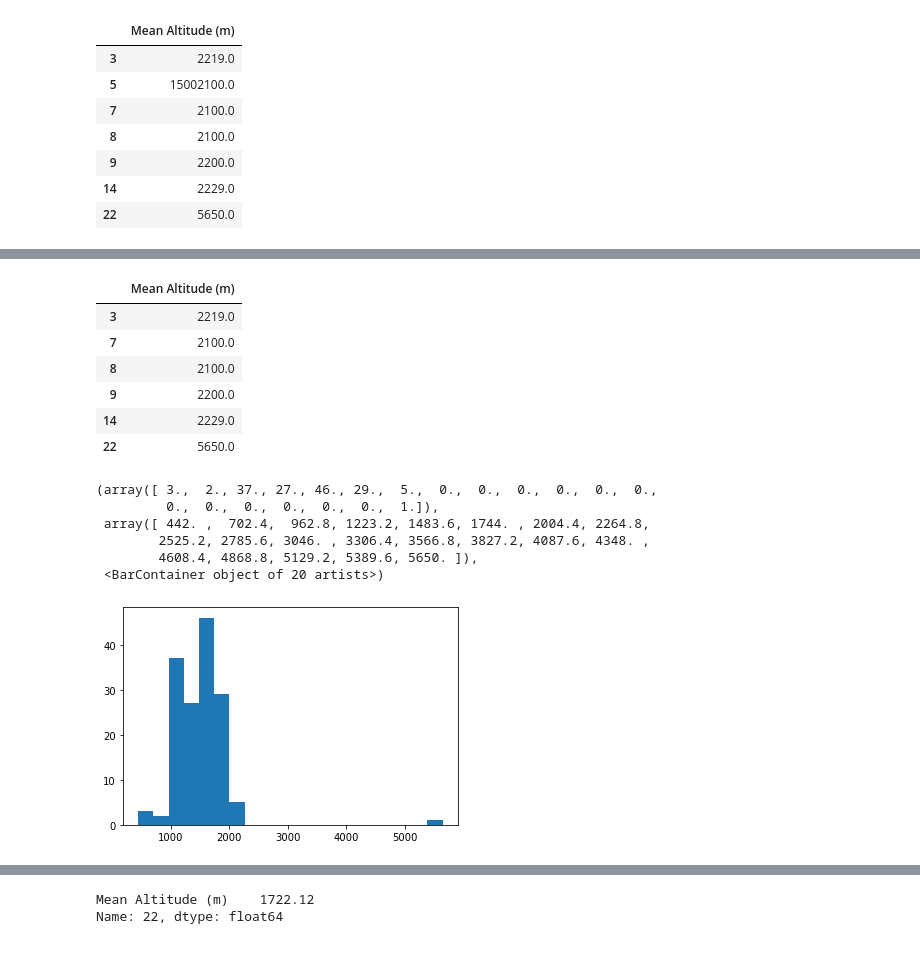
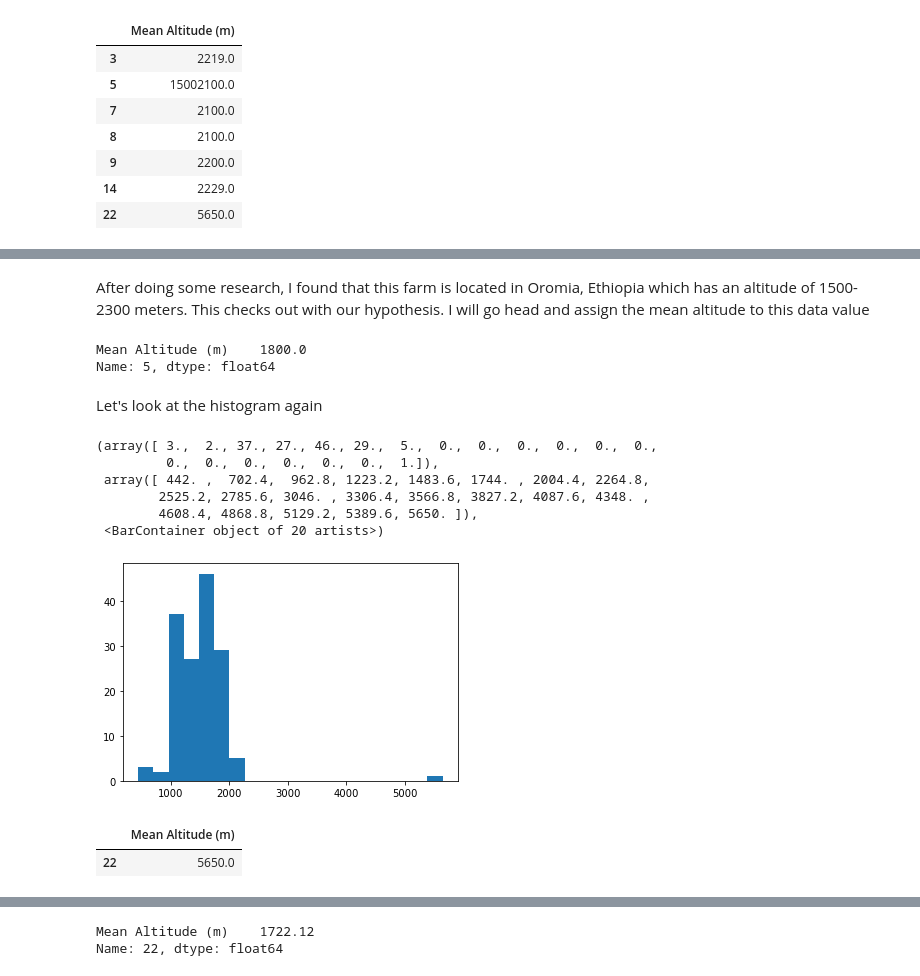
Before and after one commit to mroumelis/Springboard, a Jupyter notebook: Capstone2/Capstone2_DataWrangling.ipynb, the cells around one changed output, grey strips where cells are left out. Cells and saved outputs as stored; diff of their text form; code cells hidden in the pictures.

```diff
--- a/Capstone2/Capstone2_DataWrangling.ipynb
+++ b/Capstone2/Capstone2_DataWrangling.ipynb
@@ -166,22 +296,26 @@ Name: 5, dtype: float64
+# %% [markdown]
+After doing some research, I found that this farm is located in Oromia, Ethiopia which has an altitude of 1500-2300 meters. This checks out with our hypothesis. I will go head and assign the mean altitude to this data value
+# %%
+#assign the altitude to be the mean of 1500 and 2100m
+altitude_df.loc[5] = (1500+2100)/2
+altitude_df.loc[5]
+# %% [output]
+Mean Altitude (m)    1800.0
+Name: 5, dtype: float64
+# %% [markdown]
+Let's look at the histogram again
+# %%
+plt.hist(altitude_df['Mean Altitude (m)'], bins=20)
+# %% [output]
+(array([ 3.,  2., 37., 27., 46., 29.,  5.,  0.,  0.,  0.,  0.,  0.,  0.,
+         0.,  0.,  0.,  0.,  0.,  0.,  1.]),
+ array([ 442. ,  702.4,  962.8, 1223.2, 1483.6, 1744. , 2004.4, 2264.8,
+        2525.2, 2785.6, 3046. , 3306.4, 3566.8, 3827.2, 4087.6, 4348. ,
+        4608.4, 4868.8, 5129.2, 5389.6, 5650. ]),
+ <BarContainer object of 20 artists>)
+[figure, added]
 # %%
-altitude_df[altitude_df['Mean Altitude (m)']>2000]
+altitude_df[altitude_df['Mean Altitude (m)']>4000]
 # %% [output]
 |  | Mean Altitude (m) |
-| 3 | 2219.0 |
-| 7 | 2100.0 |
-| 8 | 2100.0 |
-| 9 | 2200.0 |
-| 14 | 2229.0 |
 | 22 | 5650.0 |
-# %%
-#it seems like row 22 with an altitude of 5650m is an outlier. Let's plot a histogram to see how it compares with the other altitudes:
-
-plt.hist(altitude_df['Mean Altitude (m)'], bins=20)
-# %% [output]
-(array([ 3.,  2., 37., 27., 46., 29.,  5.,  0.,  0.,  0.,  0.,  0.,  0.,
-         0.,  0.,  0.,  0.,  0.,  0.,  1.]),
- array([ 442. ,  702.4,  962.8, 1223.2, 1483.6, 1744. , 2004.4, 2264.8,
-        2525.2, 2785.6, 3046. , 3306.4, 3566.8, 3827.2, 4087.6, 4348. ,
-        4608.4, 4868.8, 5129.2, 5389.6, 5650. ]),
- <BarContainer object of 20 artists>)
-[figure, removed]
```
Also changed, not shown: parts of 159 cells of this notebook.
